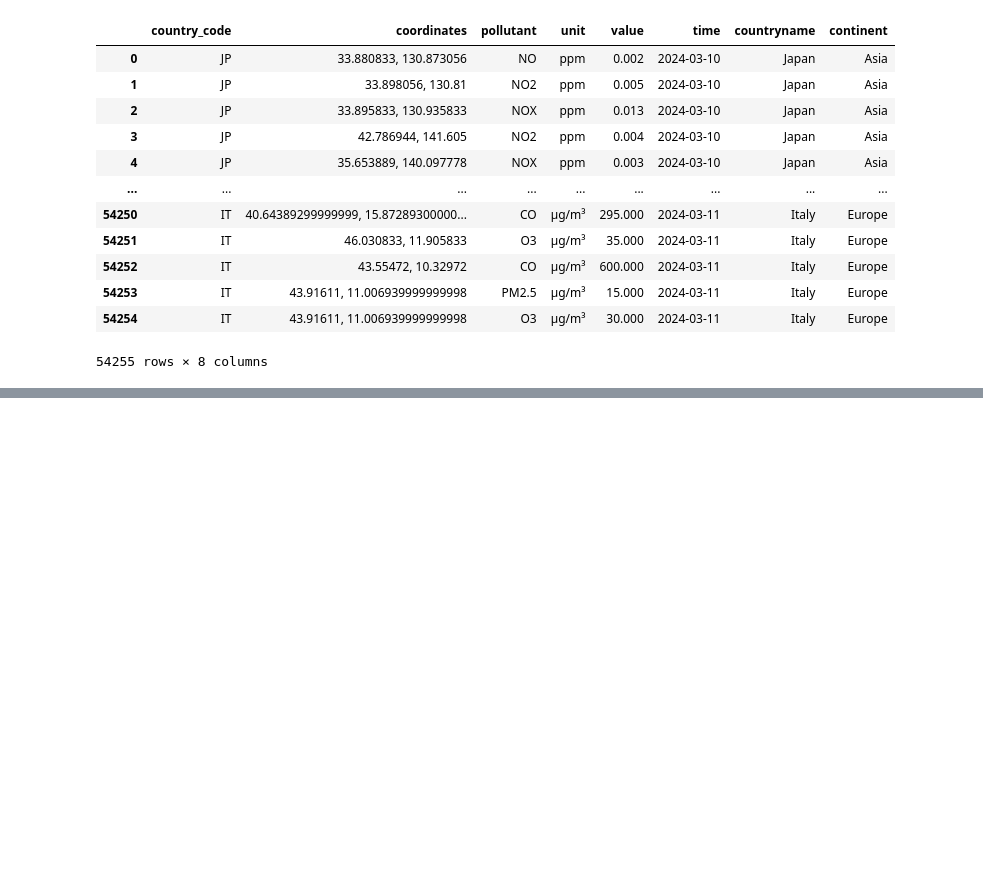
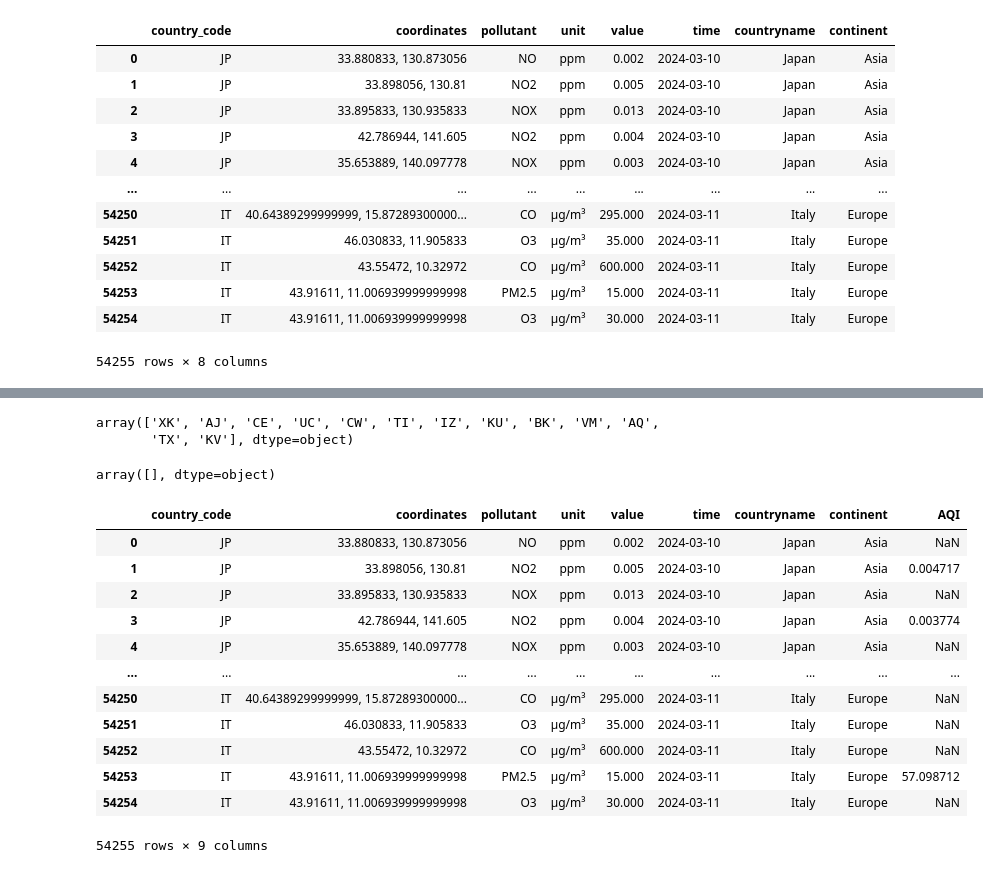
Before and after one commit to UBC-MDS/DSCI-532_2024_2_pollution-tracker, a Jupyter notebook: notebooks/prelim_eda.ipynb, the cells around one changed output, grey strips where cells are left out. Drawn from its saved outputs; the diff is of its cells as text; code cells hidden in the pictures; blank space fills up the shorter version.

```diff
--- a/notebooks/prelim_eda.ipynb
+++ b/notebooks/prelim_eda.ipynb
@@ -135,3 +57,77 @@ def calculate_aqi(pollutant, value):
+# %%
+data[data['countryname'].isnull()]['country_code'].unique()
+# %% [output]
+array(['XK', 'AJ', 'CE', 'UC', 'CW', 'TI', 'IZ', 'KU', 'BK', 'VM', 'AQ',
+       'TX', 'KV'], dtype=object)
+# %%
+# Impute missing country names from country code
+data.loc[(data['country_code'] == 'XK') & (data['countryname'].isnull()), 'countryname'] = 'Kosovo'
+data.loc[(data['country_code'] == 'AJ') & (data['countryname'].isnull()), 'countryname'] = 'Azerbaijan'
+data.loc[(data['country_code'] == 'CE') & (data['countryname'].isnull()), 'countryname'] = 'Sri Lanka'
+data.loc[(data['country_code'] == 'UC') & (data['countryname'].isnull()), 'countryname'] = 'Curacao'
+data.loc[(data['country_code'] == 'TI') & (data['countryname'].isnull()), 'countryname'] = 'Tajikistan'
+data.loc[(data['country_code'] == 'IZ') & (data['countryname'].isnull()), 'countryname'] = 'Iraq'
+data.loc[(data['country_code'] == 'KU') & (data['countryname'].isnull()), 'countryname'] = 'Kuwait'
+data.loc[(data['country_code'] == 'BK') & (data['countryname'].isnull()), 'countryname'] = 'Bosnia-Herzegovina'
+data.loc[(data['country_code'] == 'VM') & (data['countryname'].isnull()), 'countryname'] = 'Vietnam'
+data.loc[(data['country_code'] == 'TX') & (data['countryname'].isnull()), 'countryname'] = 'Turkmenistan'
+data.loc[(data['country_code'] == 'KV') & (data['countryname'].isnull()), 'countryname'] = 'Kosovo'
+data.loc[(data['country_code'] == 'SU') & (data['countryname'].isnull()), 'countryname'] = 'Sudan'
+data.loc[(data['country_code'] == 'CS') & (data['countryname'].isnull()), 'countryname'] = 'Costa Rica'
+data.loc[(data['country_code'] == 'CW') & (data['countryname'].isnull()), 'countryname'] = 'Cook Islands'
+data.loc[(data['country_code'] == 'AQ') & (data['countryname'].isnull()), 'countryname'] = 'Antartica'
+
+# Check for missing names
+data[data['countryname'].isnull()]['country_code'].unique()
+# %% [output]
+array([], dtype=object)
+# %%
+pollutants = ['NO', 'NO2', 'NOX', 'SO2', 'PM2.5', 'CO', 'O3', 'PM10', 'PM1']
+
+#Engineer the Overall AQI Feature
+def aqi_calculation(C, breakpoints):
+    for C_low, C_high, I_low, I_high in breakpoints:
+        if C_low <= C <= C_high:
+            return ((I_high - I_low) / (C_high - C_low)) * (C - C_low) + I_low
+    return np.nan
+#AQI breakpoints, based on the US EPA System
+    #https://aqs.epa.gov/aqsweb/documents/codetables/aqi_breakpoints.html
+breakpoints = {
+    'PM2.5': [(0.0, 12.0, 0, 50), (12.1, 35.4, 51, 100), (35.5, 55.4, 101, 150), (55.5, 150.4, 151, 200), (150.5, 250.4, 201, 300), (250.5, 350.4, 301, 400), (350.5, 500.4, 401, 500)],
+    'PM10': [(0, 54, 0, 50), (55, 154, 51, 100), (155, 254, 101, 150), (255, 354, 151, 200), (355, 424, 201, 300), (425, 504, 301, 400), (505, 604, 401, 500)],
+    'CO': [(0.0, 4.4, 0, 50), (4.5, 9.4, 51, 100), (9.5, 12.4, 101, 150), (12.5, 15.4, 151, 200), (15.5, 30.4, 201, 300), (30.5, 40.4, 301, 400), (40.5, 50.4, 401, 500)],
+    'SO2': [(0, 35, 0, 50), (36, 75, 51, 100), (76, 185, 101, 150), (186, 304, 151, 200), (305, 604, 201, 300), (605, 804, 301, 400), (805, 1004, 401, 500)],
+    'NO2': [(0, 53, 0, 50), (54, 100, 51, 100), (101, 360, 101, 150), (361, 649, 151, 200), (650, 1249, 201, 300), (1250, 1649, 301, 400), (1650, 2049, 401, 500)],
+    'O3': [(0.125, 0.164, 101, 150), (0.165, 0.204, 151, 200), (0.205, 0.404, 201, 300), (0.405, 0.504, 301, 400), (0.505, 0.604, 401, 500)],
+    'O3_8hr': [(0.0, 0.054, 0, 50), (0.055, 0.07, 51, 100), (0.071, 0.085, 101, 150), (0.086, 0.105, 151, 200)]
+}
+
+#Calculate AQI based on pollutation present in each row
+def calculate_row_aqi(row):
+    pollutant = row['pollutant']
+    concentration = row['value']
+    if pollutant in breakpoints:
+        return aqi_calculation(concentration, breakpoints[pollutant])
+    else:
+        return np.nan
+
+data['AQI'] = data.apply(calculate_row_aqi, axis=1)
+
+data
+# %% [output]
+|  | country_code | coordinates | pollutant | unit | value | time | countryname | continent | AQI |
+| 0 | JP | 33.880833, 130.873056 | NO | ppm | 0.002 | 2024-03-10 | Japan | Asia | NaN |
+| 1 | JP | 33.898056, 130.81 | NO2 | ppm | 0.005 | 2024-03-10 | Japan | Asia | 0.004717 |
+| 2 | JP | 33.895833, 130.935833 | NOX | ppm | 0.013 | 2024-03-10 | Japan | Asia | NaN |
+| 3 | JP | 42.786944, 141.605 | NO2 | ppm | 0.004 | 2024-03-10 | Japan | Asia | 0.003774 |
+| 4 | JP | 35.653889, 140.097778 | NOX | ppm | 0.003 | 2024-03-10 | Japan | Asia | NaN |
+| ... | ... | ... | ... | ... | ... | ... | ... | ... | ... |
+| 54250 | IT | 40.64389299999999, 15.87289300000... | CO | µg/m³ | 295.000 | 2024-03-11 | Italy | Europe | NaN |
+| 54251 | IT | 46.030833, 11.905833 | O3 | µg/m³ | 35.000 | 2024-03-11 | Italy | Europe | NaN |
+| 54252 | IT | 43.55472, 10.32972 | CO | µg/m³ | 600.000 | 2024-03-11 | Italy | Europe | NaN |
+| 54253 | IT | 43.91611, 11.006939999999998 | PM2.5 | µg/m³ | 15.000 | 2024-03-11 | Italy | Europe | 57.098712 |
+| 54254 | IT | 43.91611, 11.006939999999998 | O3 | µg/m³ | 30.000 | 2024-03-11 | Italy | Europe | NaN |
+54255 rows × 9 columns
 # %%
 correction_mapping = {
     "Czech Republic": "Czechia",
```
Also changed, not shown: parts of 7 cells of this notebook, 1 other file.
